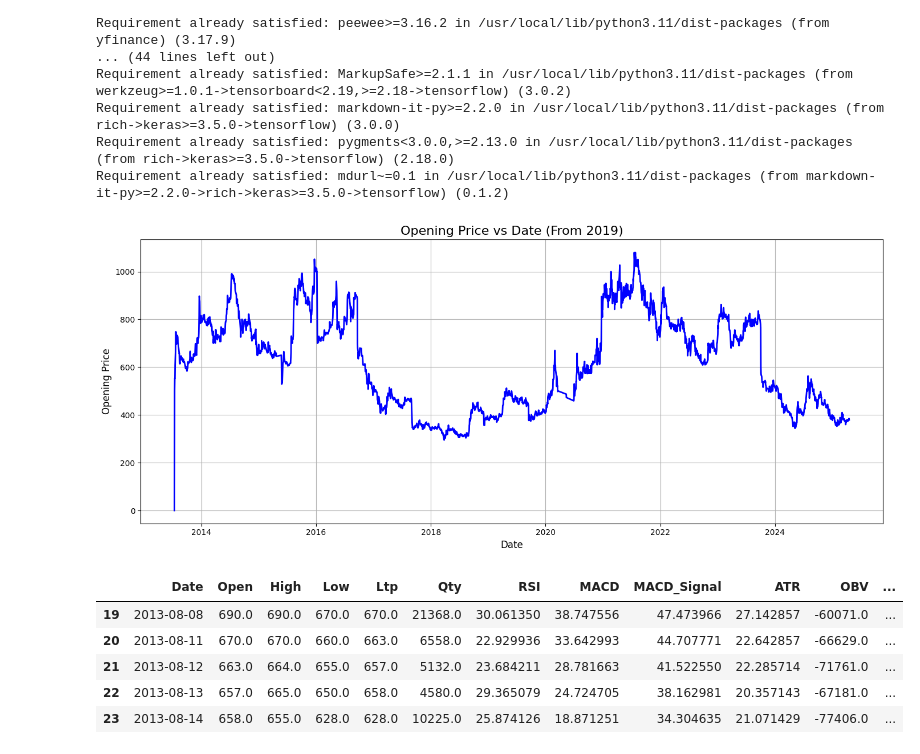
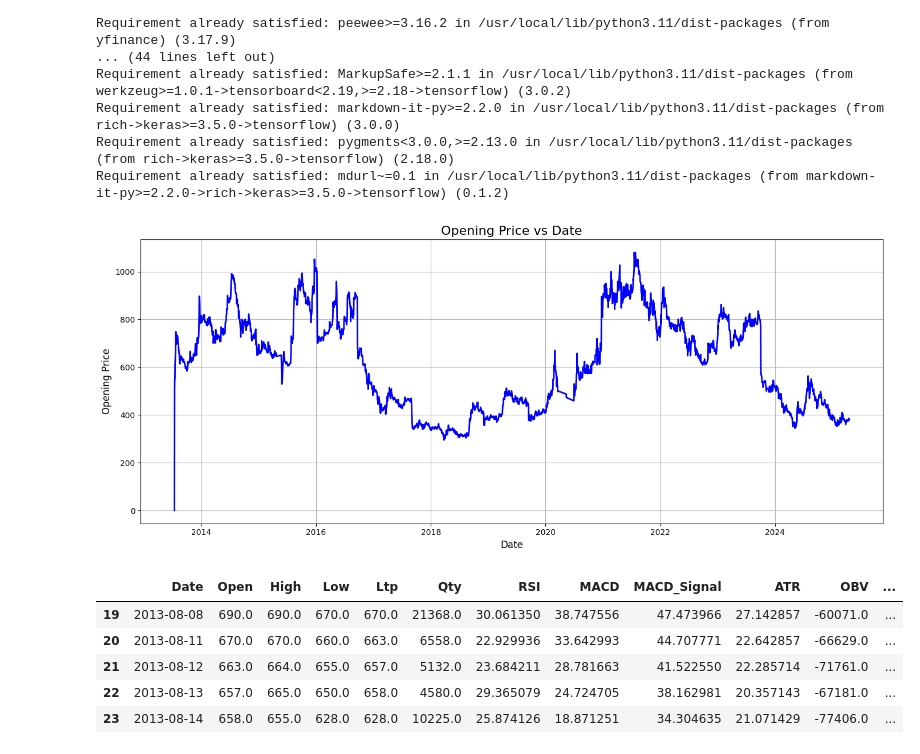
Before and after one commit to Yub-S/stock-prediction, a Jupyter notebook: nic_asia.ipynb, the cells around one changed output. Cells and saved outputs as stored; diff of their text form; code cells hidden in the pictures.

```diff
--- a/nic_asia.ipynb
+++ b/nic_asia.ipynb
@@ -42,35 +42,35 @@ df = data.iloc[::-1].reset_index(drop=True)
 # Step 2: Remove 'S.N.' column if it exists
 if 'S.N.' in df.columns:
     df = df.drop(columns=['S.N.'])
 
 # Step 3: Convert 'Date' column to datetime
 df['Date'] = pd.to_datetime(df['Date'], errors='coerce')
 
 # Step 4: Clean numeric columns (remove commas and convert to float)
 numeric_cols = ['Open', 'High', 'Low', 'Ltp', '% Change', 'Qty', 'Turnover']
 for col in numeric_cols:
     df[col] = pd.to_numeric(df[col].astype(str).str.replace(',', ''), errors='coerce')
 
 # Step 5: Drop rows with missing dates
 df = df.dropna(subset=['Date'])
 
 # Step 6: Filter from 2019-01-01 onwards
 #df = df[df['Date'] >= '2019-01-01']
 
 # Step 7: Sort by date just in case
 df = df.sort_values(by='Date').reset_index(drop=True)
 
 # Step 8: Plot Opening Price vs Date
 plt.figure(figsize=(14, 6))
 plt.plot(df['Date'], df['Open'], color='blue', linewidth=2)
-plt.title('Opening Price vs Date (From 2019)', fontsize=16)
+plt.title('Opening Price vs Date', fontsize=16)
 plt.xlabel('Date', fontsize=12)
 plt.ylabel('Opening Price', fontsize=12)
 plt.grid(True)
 plt.tight_layout()
 plt.show()
 # %% [output]
-[figure, old version]
+[figure, new version]
 # %%
 import pandas as pd
 import numpy as np
```
Also changed, not shown: parts of 6 cells of this notebook.
